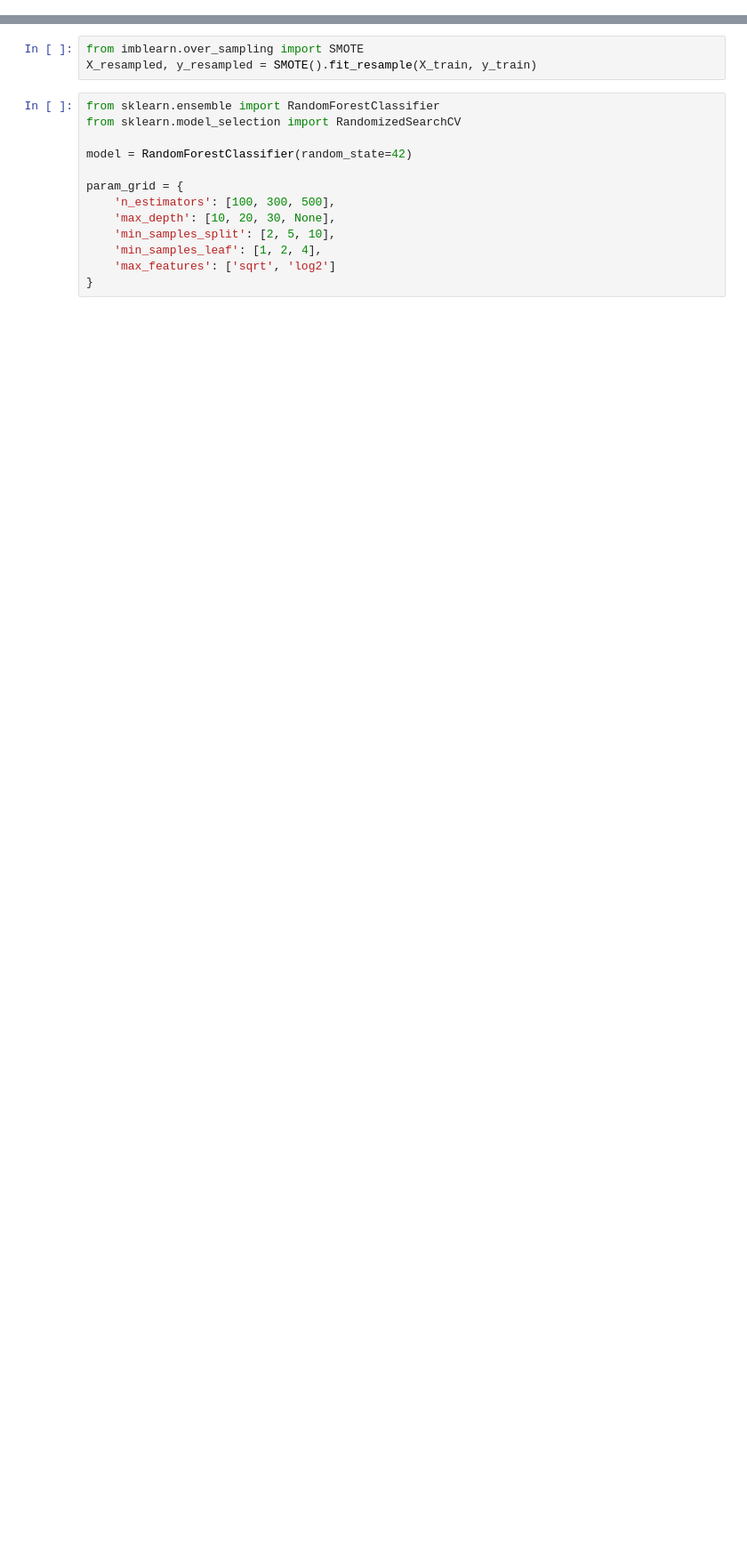
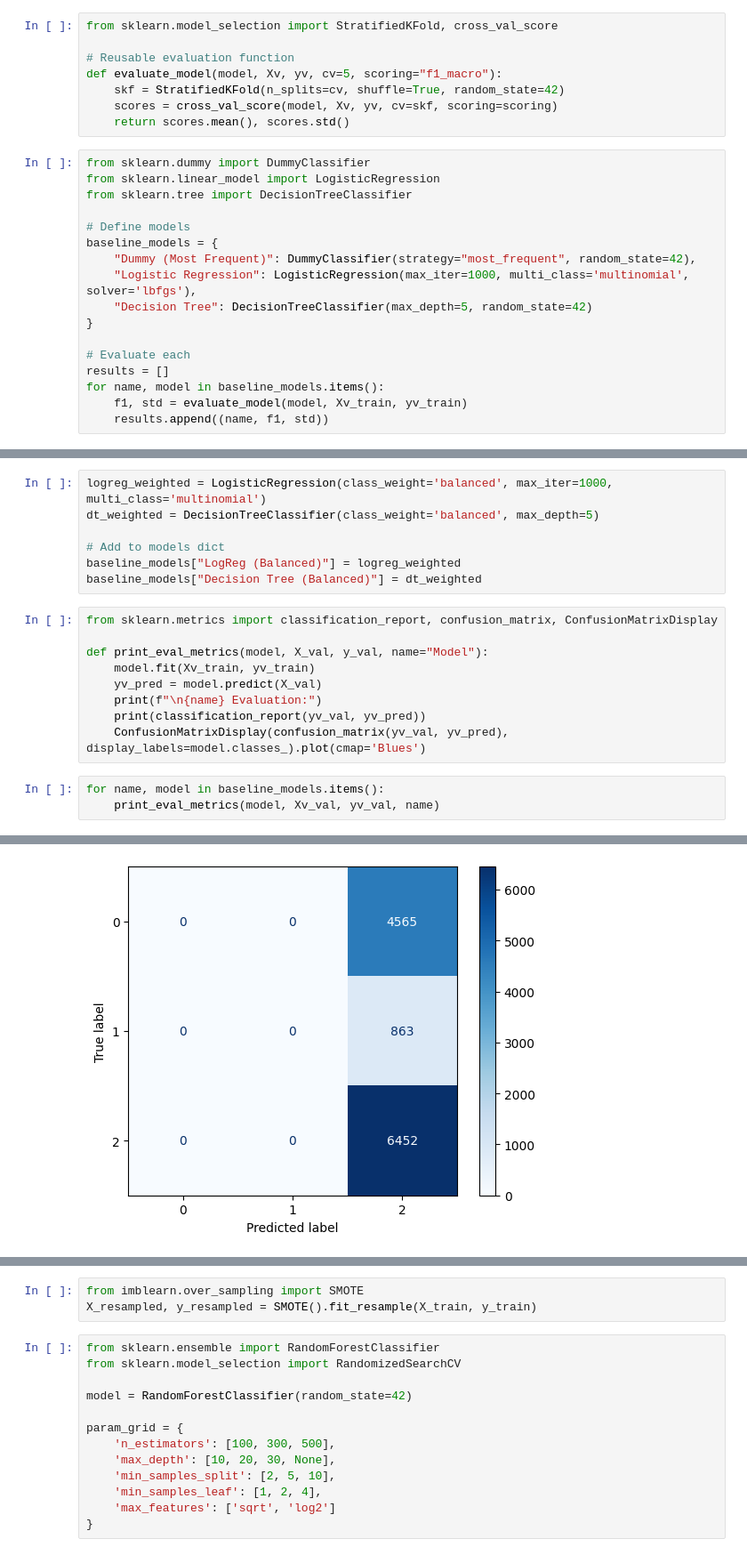
Before and after one commit to fsmariam/HydroLogic, a Jupyter notebook: notebooks/baseline.ipynb, the cells around one changed output, grey strips where cells are left out. Shown: that part at 89% size. Saved outputs shown, nothing was run; the diff lists cells and outputs as text; blank space fills up the shorter version.

```diff
--- a/notebooks/baseline.ipynb
+++ b/notebooks/baseline.ipynb
@@ -75,0 +79,25 @@ weighted avg       0.29      0.54      0.38     11880
+# %%
+from sklearn.model_selection import StratifiedKFold, cross_val_score
+
+# Reusable evaluation function
+def evaluate_model(model, Xv, yv, cv=5, scoring="f1_macro"):
+    skf = StratifiedKFold(n_splits=cv, shuffle=True, random_state=42)
+    scores = cross_val_score(model, Xv, yv, cv=skf, scoring=scoring)
+    return scores.mean(), scores.std()
+# %%
+from sklearn.dummy import DummyClassifier
+from sklearn.linear_model import LogisticRegression
+from sklearn.tree import DecisionTreeClassifier
+
+# Define models
+baseline_models = {
+    "Dummy (Most Frequent)": DummyClassifier(strategy="most_frequent", random_state=42),
+    "Logistic Regression": LogisticRegression(max_iter=1000, multi_class='multinomial', solver='lbfgs'),
+    "Decision Tree": DecisionTreeClassifier(max_depth=5, random_state=42)
+}
+
+# Evaluate each
+results = []
+for name, model in baseline_models.items():
+    f1, std = evaluate_model(model, Xv_train, yv_train)
+    results.append((name, f1, std))
@@ -75,0 +130,20 @@ weighted avg       0.29      0.54      0.38     11880
+# %%
+logreg_weighted = LogisticRegression(class_weight='balanced', max_iter=1000, multi_class='multinomial')
+dt_weighted = DecisionTreeClassifier(class_weight='balanced', max_depth=5)
+
+# Add to models dict
+baseline_models["LogReg (Balanced)"] = logreg_weighted
+baseline_models["Decision Tree (Balanced)"] = dt_weighted
+# %%
+from sklearn.metrics import classification_report, confusion_matrix, ConfusionMatrixDisplay
+
+def print_eval_metrics(model, X_val, y_val, name="Model"):
+    model.fit(Xv_train, yv_train)
+    yv_pred = model.predict(X_val)
+    print(f"\n{name} Evaluation:")
+    print(classification_report(yv_val, yv_pred))
+    ConfusionMatrixDisplay(confusion_matrix(yv_val, yv_pred), display_labels=model.classes_).plot(cmap='Blues')
+# %%
+for name, model in baseline_models.items():
+    print_eval_metrics(model, Xv_val, yv_val, name)
+# %% [output]
@@ -75,0 +208 @@ weighted avg       0.29      0.54      0.38     11880
+[figure, added]
```
Also changed, not shown: parts of 60 cells of this notebook, 32 other files.
